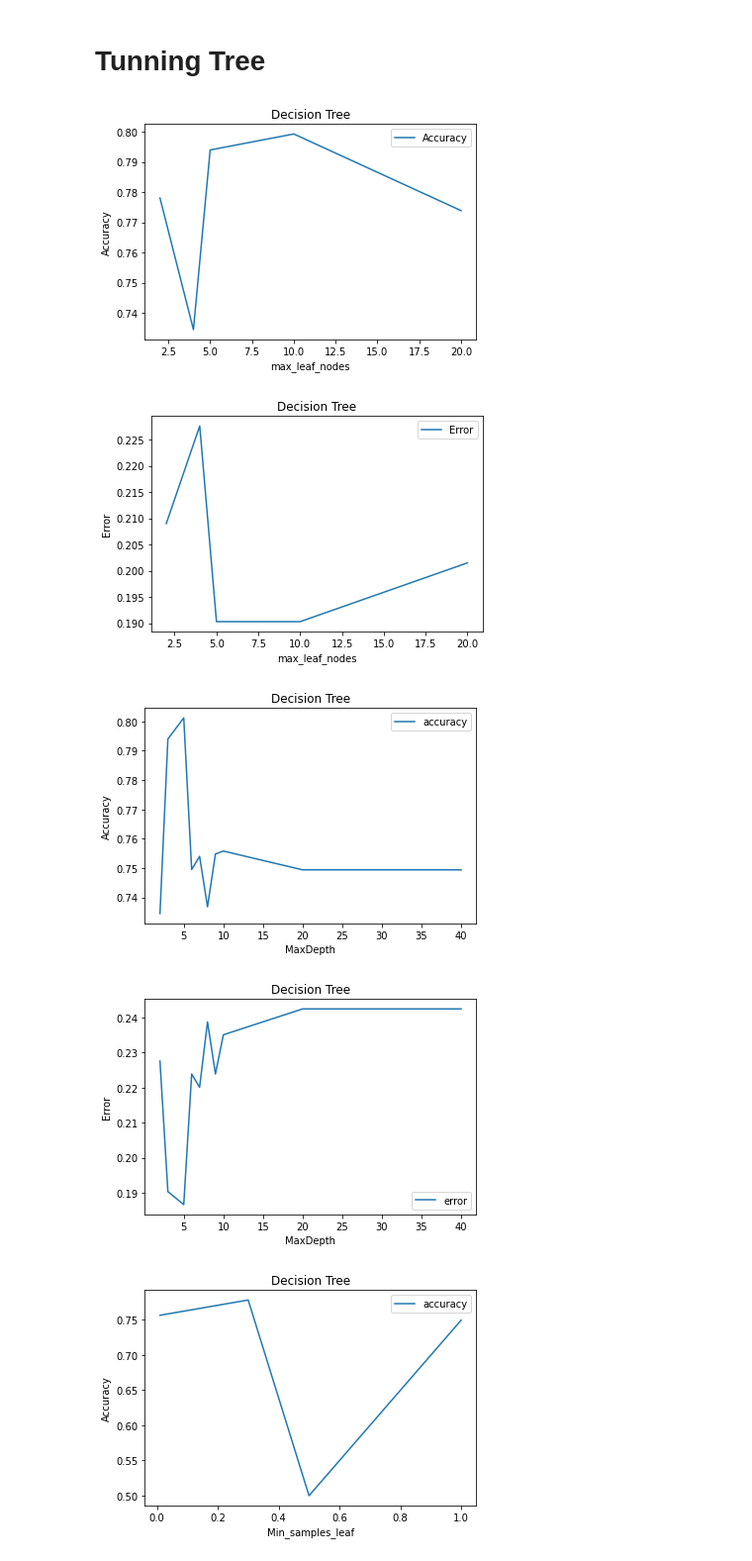
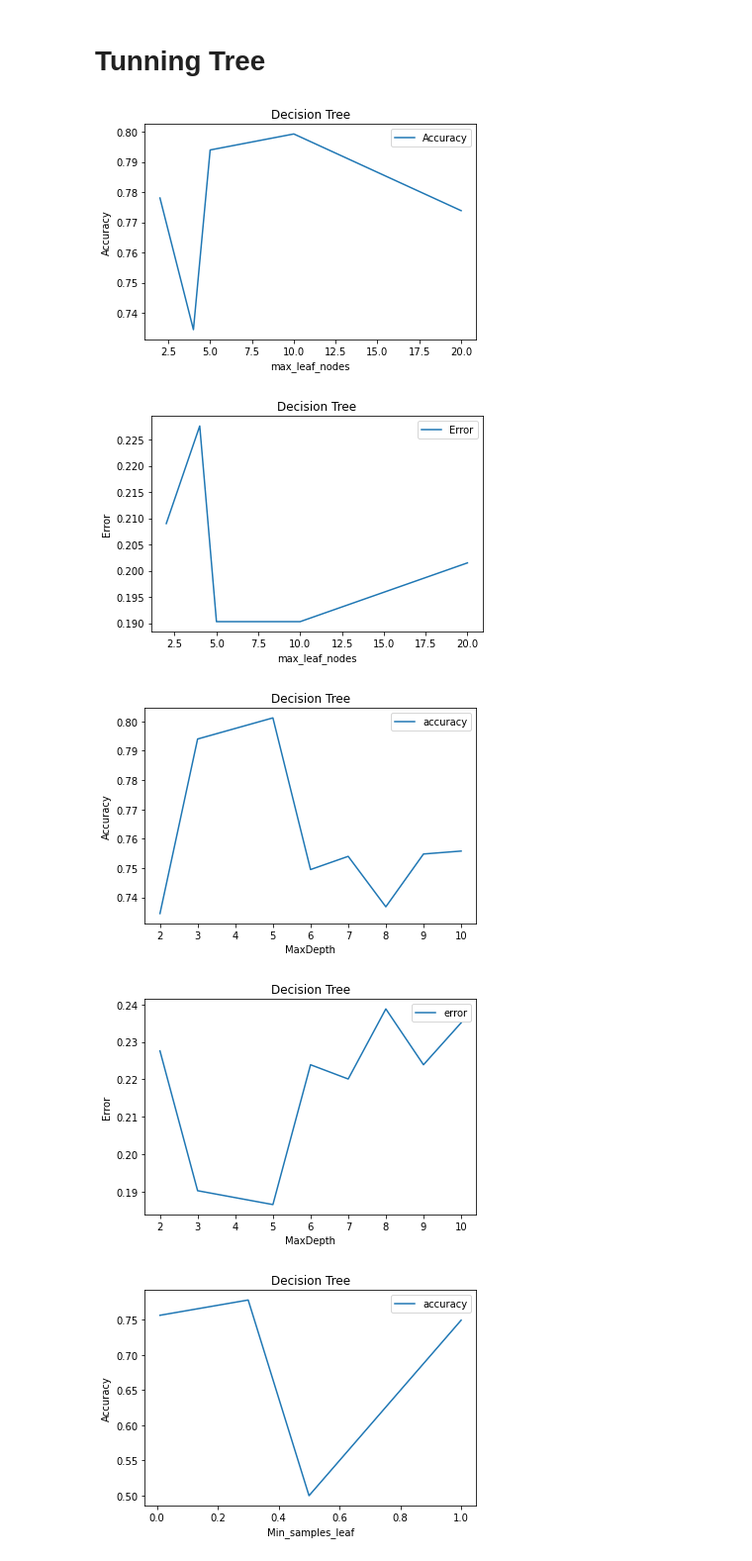
Before and after one commit to ScottySchmidt/MachineLearning, a Jupyter notebook: dtree.ipynb, the cells around one changed output. Shown at 99% size. Cells and saved outputs as stored; diff of their text form; code cells hidden in the pictures.

```diff
--- a/dtree.ipynb
+++ b/dtree.ipynb
@@ -205,42 +205,42 @@ def calcLeaf():
     plt.show()
 
 def calcDepth():
-    maxDepthList = [2, 3, 5, 6, 7, 8, 9, 10, 20, 40]
+    maxDepthList = [2, 3, 5, 6, 7, 8, 9, 10]
     accList=[]
     maeList=[]
 
     for d in maxDepthList:
         tree = DecisionTreeClassifier(max_depth=d, random_state=42)
         tree.fit(X_train, y_train)
         y_pred = tree.predict(X_test)
         mae = mean_absolute_error(y_test, y_pred).round(4)
         treeAUC = round( metrics.roc_auc_score(y_test, y_pred), 4 )
         maeList.append(mae)
         accList.append(treeAUC)
         #print(d, " max_depth || AUC ", treeAUC, " || MAE: ", mae)
 
     plt.plot(maxDepthList,accList, label="accuracy")
     plt.title('Decision Tree')
     plt.xlabel('MaxDepth')
     plt.ylabel('Accuracy')
     plt.legend()
     plt.show()
 
     plt.plot(maxDepthList,maeList, label="error")
     plt.title('Decision Tree')
     plt.xlabel('MaxDepth')
     plt.ylabel('Error')
     plt.legend()
     plt.show()
 
 #TURN FUNCTION OFF OR ON BELOW:
 calcLeaf()
 calcDepth()
 # %% [output]
 [figure]
 [figure]
-[figure, old version]
+[figure, new version]
-[figure, old version]
+[figure, new version]
 # %%
 def calcMin():
     numbers = [.01, .3, .5, 1]
```
Also changed, not shown: parts of 6 cells of this notebook.
